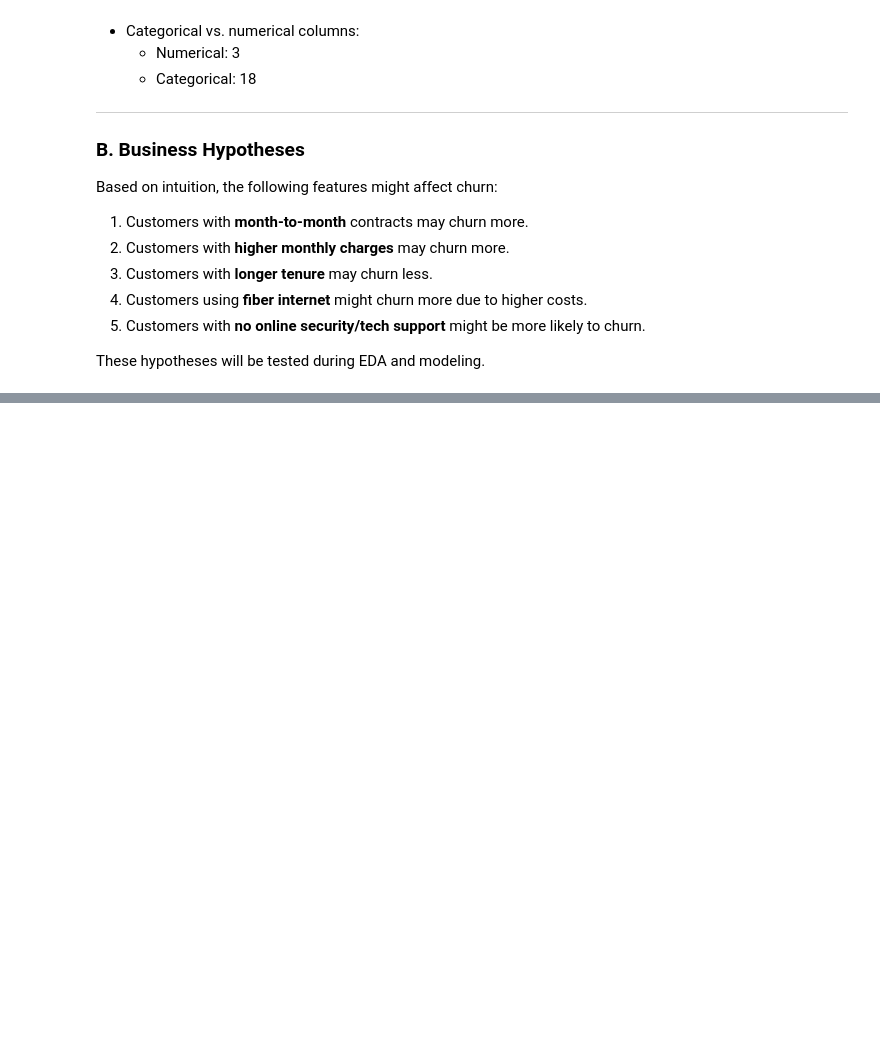
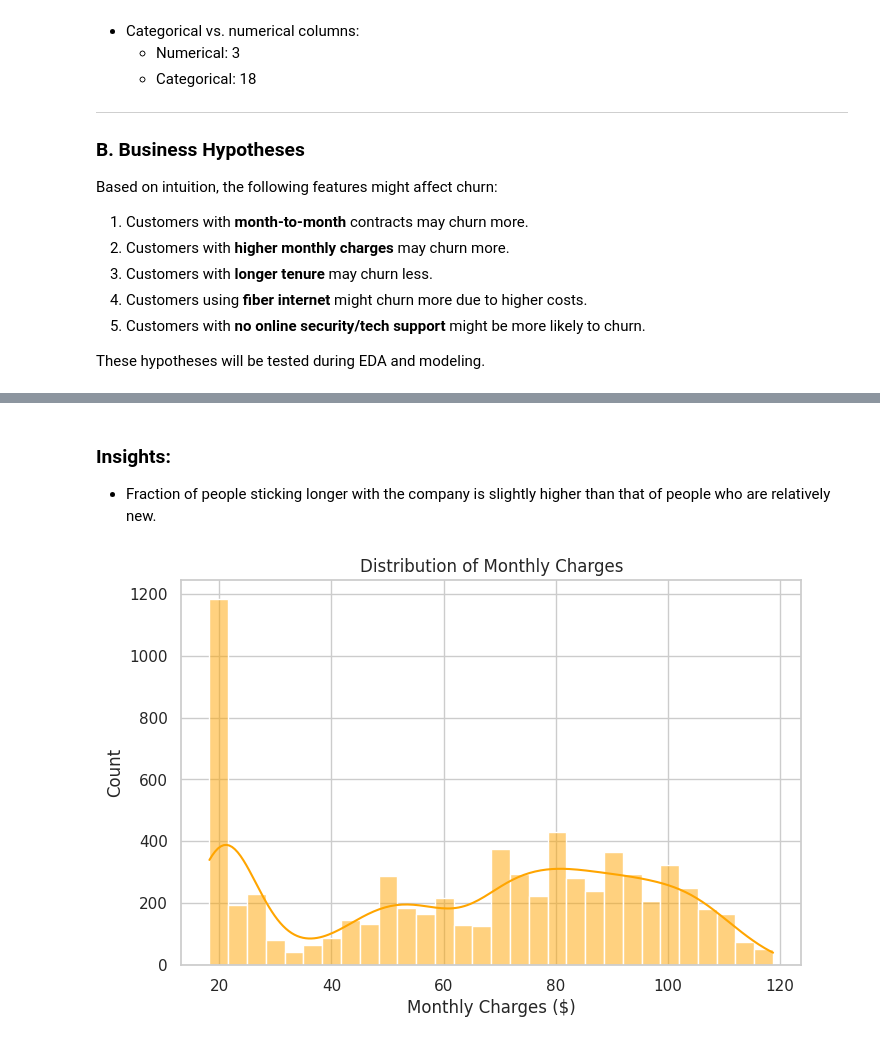
Before and after one commit to nilot-pal/churn-prediction, a Jupyter notebook: notebooks/01_eda.ipynb, the cells around one changed output, grey strips where cells are left out. Saved outputs shown, nothing was run; the diff lists cells and outputs as text; code cells hidden in the pictures; blank space fills up the shorter version.

```diff
--- a/notebooks/01_eda.ipynb
+++ b/notebooks/01_eda.ipynb
@@ -66,0 +81,12 @@ These hypotheses will be tested during EDA and modeling.
+# %% [markdown]
+### Insights:
+- Fraction of people sticking longer with the company is slightly higher than that of people who are relatively new.
+# %%
+plt.figure(figsize=(8,5))
+sns.histplot(df['MonthlyCharges'], kde=True, bins=30, color='orange')
+plt.title("Distribution of Monthly Charges")
+plt.xlabel("Monthly Charges ($)")
+plt.ylabel("Count")
+plt.show()
+# %% [output]
+[figure, added]
```
Also changed, not shown: parts of 11 cells of this notebook.
